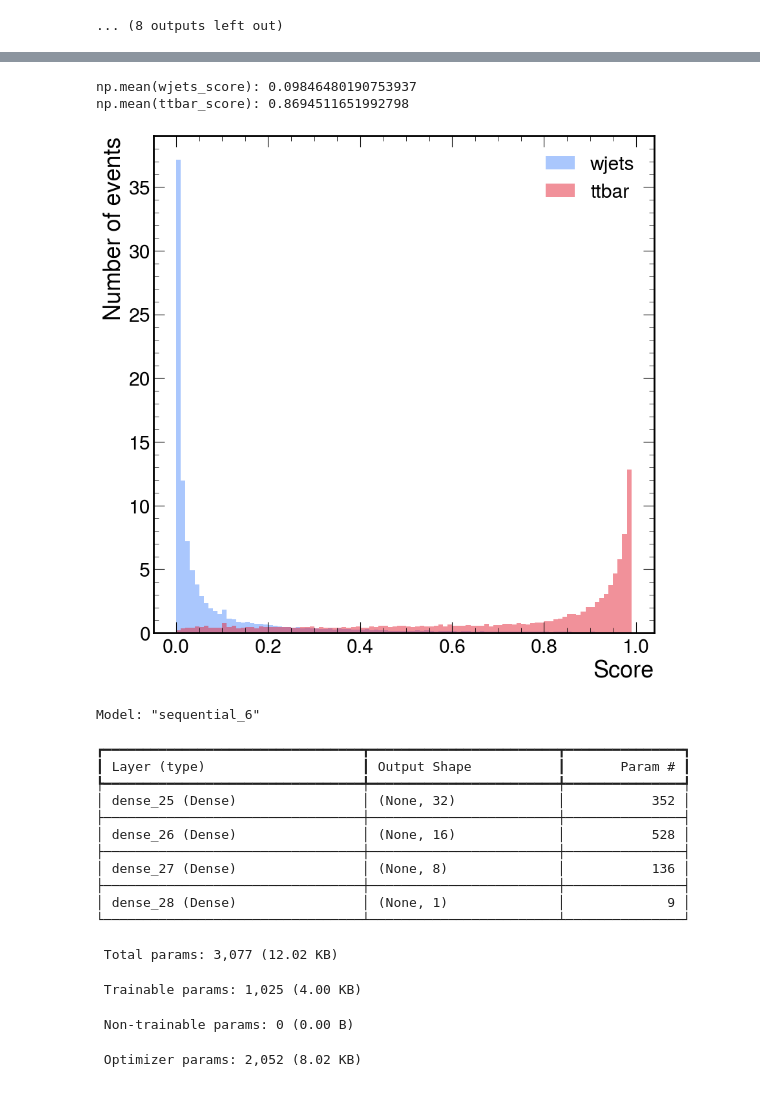
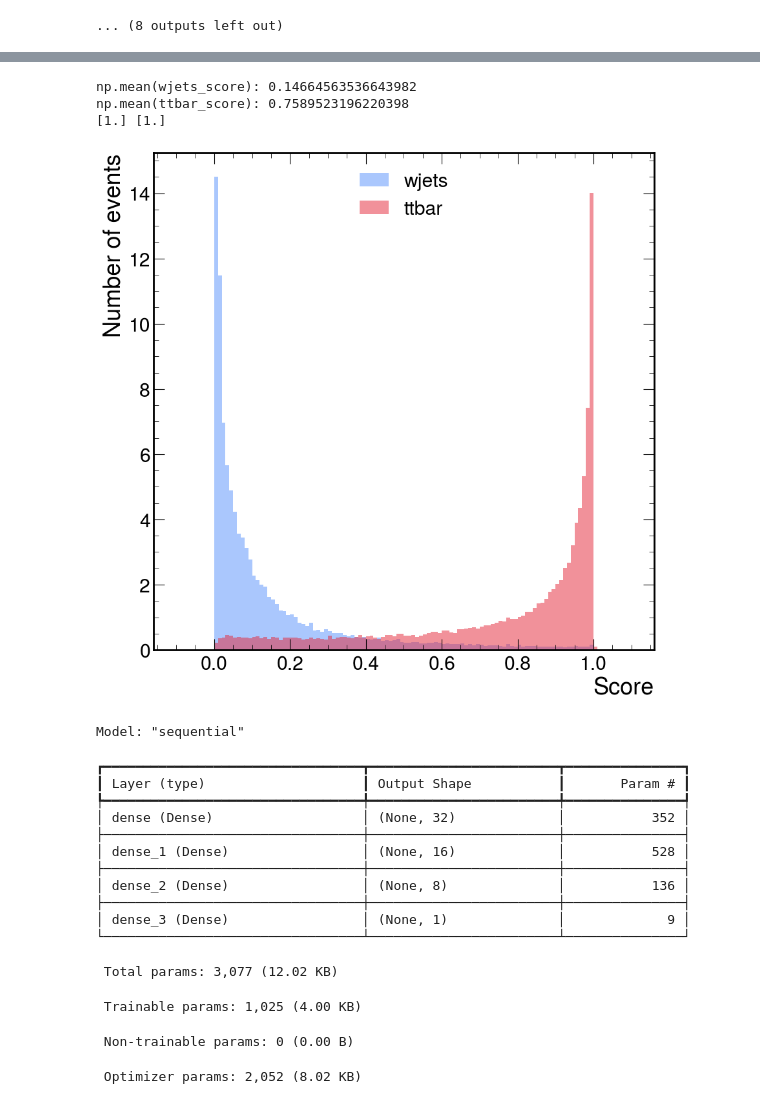
Before and after one commit to ligerlac/z-prime-ttbar-gradients, a Jupyter notebook: train-model.ipynb, the cells around one changed output, grey strips where cells are left out. Cells and saved outputs as stored; diff of their text form; code cells hidden in the pictures.

Commit message:
retrain model with good muons and jets, and change model settings to get any perofrmance from it

```diff
--- a/train-model.ipynb
+++ b/train-model.ipynb
@@ -28,11 +28,25 @@ for proc, file_path in file_dict.items():
 
     print(events.Jet.fields)
 
+    jets, muons = events.Jet, events.Muon
+
+    muons = muons[
+        (muons.pt > 55)
+        & (abs(muons.eta) < 2.4)
+        & muons.tightId
+        & (muons.miniIsoId > 1)
+    ]
+    jets = jets[
+        (jets.pt > 30)
+        & (abs(jets.eta) < 2.4)
+        & jets.isTightLeptonVeto
+        #& (jets.jetId >= 4)
+    ]
+
     # require at least 2 jets and exaclty 1 muon
-    events = events[ak.num(events.Jet, axis=1) >= 2]
-    events = events[ak.num(events.Muon, axis=1) == 1]
-
-    jets, muons = events.Jet, events.Muon
+    mask = (ak.num(jets, axis=1) >= 2) & (ak.num(muons, axis=1) == 1)
+    muons = muons[mask]
+    jets = jets[mask]
 
     # number of jets
     data[proc]["n_jet"] = ak.num(jets, axis=1).to_numpy()
@@ -228,9 +247,9 @@ IndentationError: unexpected indent (1801267197.py, line 9)
 # %%
 model = Sequential(
     [
-        Dense(16, activation="relu", input_shape=(X_train.shape[1],)),
+        Dense(32, activation="relu", input_shape=(X_train.shape[1],)),
+        Dense(16, activation="relu"),
         Dense(8, activation="relu"),
-        Dense(4, activation="relu"),
         Dense(1, activation="sigmoid"),
     ]
 )
@@ -249,7 +268,7 @@ history = model.fit(
     X_train,
     y_train,
     epochs=50,
-    batch_size=64,
+    batch_size=1024,
     validation_split=0.2,
     verbose=1,
     # class_weight=class_weights,
@@ -291,47 +310,49 @@ ttbar_score = model.predict(X_test[y_test==1], verbose=1, batch_size=2048)
 # %%
 print(f"np.mean(wjets_score): {np.mean(wjets_score)}")
 print(f"np.mean(ttbar_score): {np.mean(ttbar_score)}")
+print(max(wjets_score), max(ttbar_score))
 plt.hist(
     wjets_score,
-    # bins=np.arange(0, 1, 0.01),
+    bins=np.arange(-0.1, 1.1, 0.01),
     # alpha=0.5,
-    bins=np.arange(0, 1, 0.01),
+    #bins=np.arange(0, 1, 0.01),
     label="wjets",
     color=process_color_dict["wjets"],
     alpha=0.5,
     density=True,
 )
 plt.hist(
     ttbar_score,
     # bins=np.arange(0, 1, 0.01),
     # alpha=0.5,
-    bins=np.arange(0, 1, 0.01),
+    bins=np.arange(-0.1, 1.1, 0.01),
     label="ttbar",
     color=process_color_dict["ttbar"],
     alpha=0.5,
     density=True,
 )
 plt.xlabel("Score")
 plt.ylabel("Number of events")
 plt.legend()
 plt.show()
 
 model.summary()
 # %% [output]
-np.mean(wjets_score): 0.09846480190753937
-np.mean(ttbar_score): 0.8694511651992798
+np.mean(wjets_score): 0.14664563536643982
+np.mean(ttbar_score): 0.7589523196220398
+[1.] [1.]
-[figure, old version]
+[figure, new version]
-Model: "sequential_6"
+Model: "sequential"
 ┏━━━━━━━━━━━━━━━━━━━━━━━━━━━━━━━━━┳━━━━━━━━━━━━━━━━━━━━━━━━┳━━━━━━━━━━━━━━━┓
 ┃ Layer (type)                    ┃ Output Shape           ┃       Param # ┃
 ┡━━━━━━━━━━━━━━━━━━━━━━━━━━━━━━━━━╇━━━━━━━━━━━━━━━━━━━━━━━━╇━━━━━━━━━━━━━━━┩
-│ dense_25 (Dense)                │ (None, 32)             │           352 │
+│ dense (Dense)                   │ (None, 32)             │           352 │
 ├─────────────────────────────────┼────────────────────────┼───────────────┤
-│ dense_26 (Dense)                │ (None, 16)             │           528 │
+│ dense_1 (Dense)                 │ (None, 16)             │           528 │
 ├─────────────────────────────────┼────────────────────────┼───────────────┤
-│ dense_27 (Dense)                │ (None, 8)              │           136 │
+│ dense_2 (Dense)                 │ (None, 8)              │           136 │
 ├─────────────────────────────────┼────────────────────────┼───────────────┤
-│ dense_28 (Dense)                │ (None, 1)              │             9 │
+│ dense_3 (Dense)                 │ (None, 1)              │             9 │
 └─────────────────────────────────┴────────────────────────┴───────────────┘
  Total params: 3,077 (12.02 KB)
  Trainable params: 1,025 (4.00 KB)
```
Also changed, not shown: parts of 6 cells of this notebook, 2 other files.
